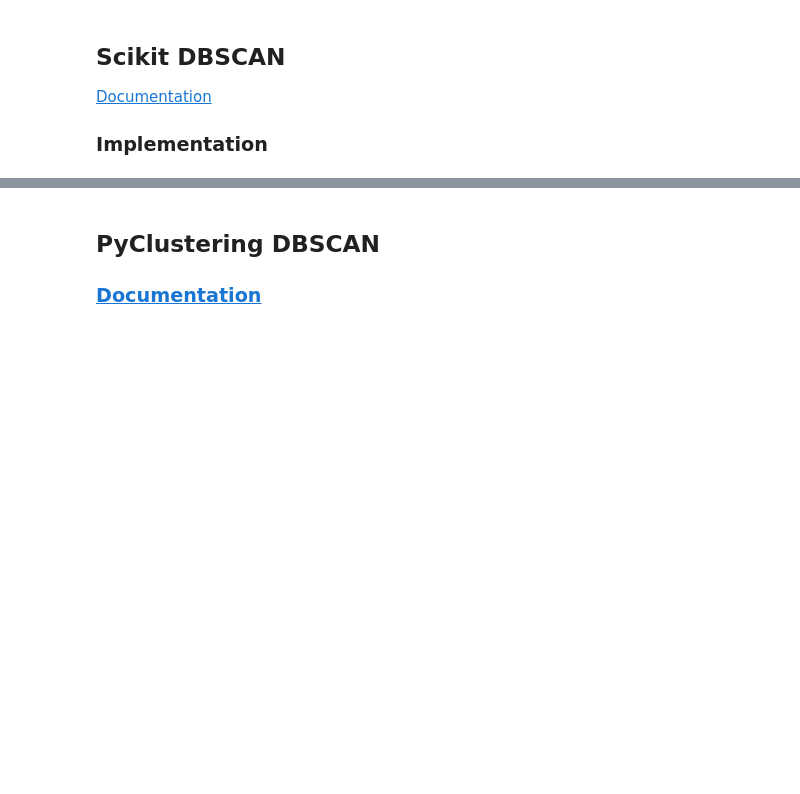
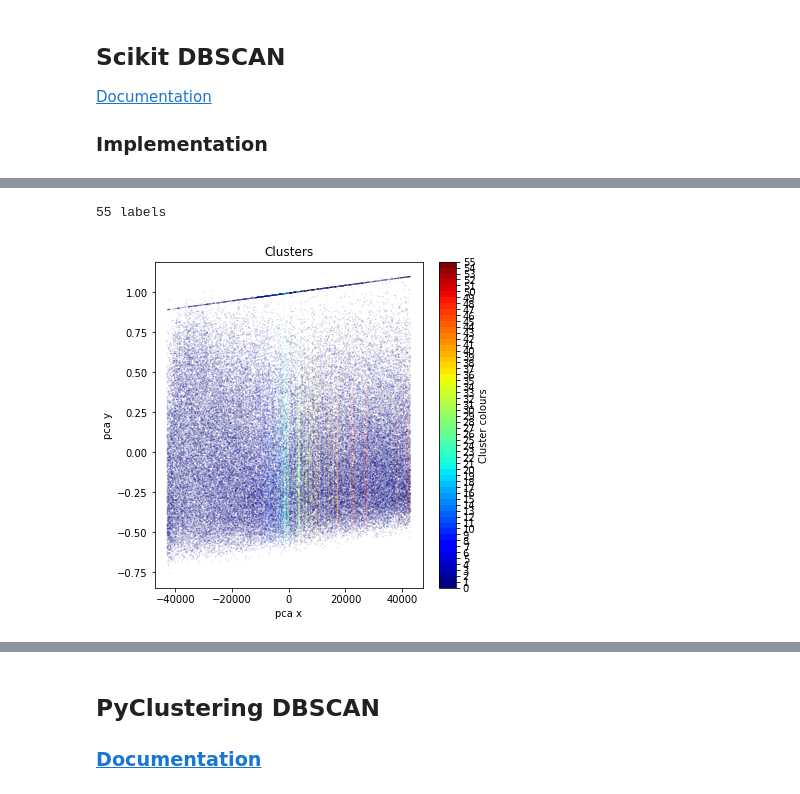
Before and after one commit to Nick-vdM/3804ICT-Data-mining, a Jupyter notebook: density/dscan.ipynb, the cells around one changed output, grey strips where cells are left out. Saved outputs shown, nothing was run; the diff lists cells and outputs as text; code cells hidden in the pictures; blank space fills up the shorter version.

```diff
--- a/density/dscan.ipynb
+++ b/density/dscan.ipynb
@@ -128,9 +190,9 @@ maximum_curve_index = 0
 
 # We need to use the point in front and behind so we need
 # to start at 1 and end one early
-for i in range(500, len(distances) - 1):
-    a_to_b = distances[i - 1] - distances[i]
-    b_to_c = distances[i + 1] - distances[i]
+for i in range(500, len(max_neighbours_distances) - 1):
+    a_to_b = max_neighbours_distances[i - 1] - max_neighbours_distances[i]
+    b_to_c = max_neighbours_distances[i + 1] - max_neighbours_distances[i]
     second_derivative = b_to_c - a_to_b
     if i == 1:
         maximum_curve = second_derivative
@@ -187,0 +308,33 @@ print("Frequency table", np.unique(np.unique(scikit_movies_clustering.labels_, r
+# %%
+import matplotlib as mpl
+
+def make_plot(dbscan, pca_x, pca_y):
+    N = len(np.unique(dbscan.labels_))
+    print(N, "labels")
+    colour_map = plt.cm.jet
+    colour_map_list = [colour_map(i) for i in range(colour_map.N)]
+    colour_map = colour_map.from_list('Neat colours', colour_map_list, colour_map.N)
+
+    bounds = np.linspace(0, N, N+1)
+    norm = mpl.colors.BoundaryNorm(bounds, colour_map.N)
+
+    fig, ax = plt.subplots(1, 1, figsize=(12, 6))
+    scatter = ax.scatter(pca_x, pca_y, c=dbscan.labels_, cmap=colour_map, s=0.005, norm=norm)
+    cb = plt.colorbar(scatter, spacing='proportional', ticks=bounds)
+    cb.set_label('Cluster colours')
+
+    ax.set_title('Clusters')
+    ax.set_xlabel('pca x')
+    ax.set_ylabel('pca y')
+
+    plt.show()
+# %%
+# Min was 50
+make_plot(
+    DBSCAN(
+        eps=np.min(max_neighbours_distances), min_samples=MIN_POINTS
+    ).fit(MOVIES_FEATURES), PCA_x, PCA_y
+)
+# %% [output]
+55 labels
+[figure, added]
```
Also changed, not shown: parts of 32 cells of this notebook, 3 other files.
